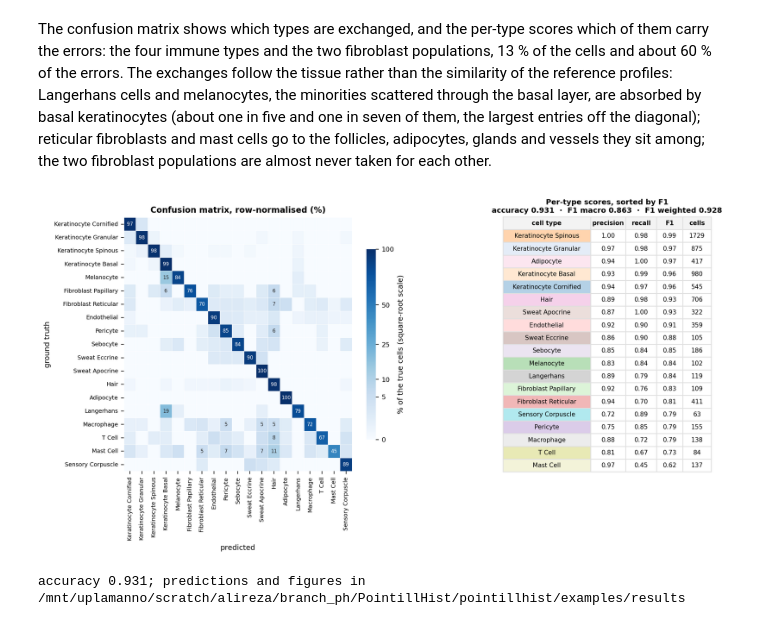
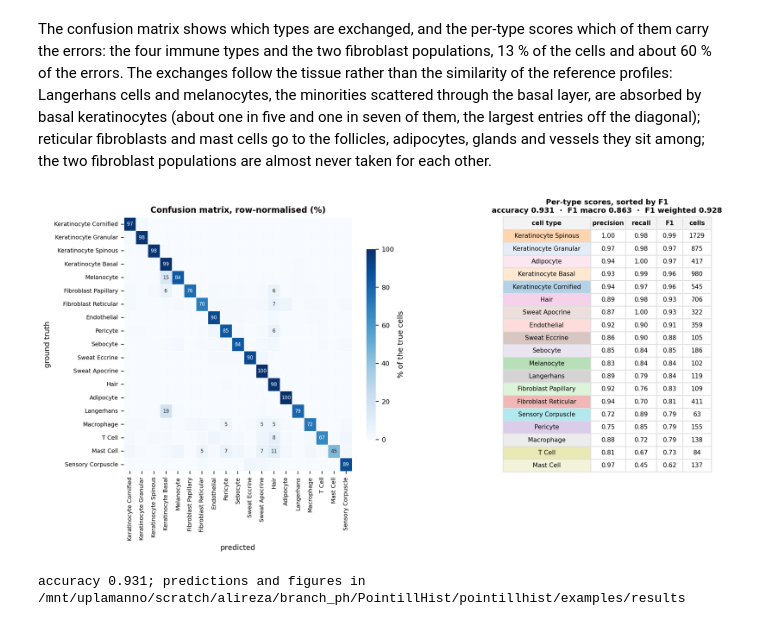
Before and after one commit to lamanno-epfl/PointillHist, a Jupyter notebook: examples/minimal.ipynb, the cells around one changed output. Saved outputs shown, nothing was run; the diff lists cells and outputs as text; code cells hidden in the pictures.

```diff
--- a/examples/minimal.ipynb
+++ b/examples/minimal.ipynb
@@ -286,37 +286,37 @@ per_type = (pd.DataFrame({"precision": p, "recall": r, "F1": f, "cells": support
 cm = confusion_matrix(truth, pred, labels=cell_types)
 cm_row = 100 * cm / cm.sum(axis=1, keepdims=True)          # row-normalised, in %
 
 fig, axes = plt.subplots(1, 2, figsize=(13, 5.6), gridspec_kw={"width_ratios": [1.3, 1], "wspace": 0.35})
-sns.heatmap(cm_row, ax=axes[0], cmap="Blues", norm=PowerNorm(0.5, vmin=0, vmax=100), xticklabels=labels,
+sns.heatmap(cm_row, ax=axes[0], cmap="Blues", vmin=0, vmax=100, xticklabels=labels,
             yticklabels=labels, linewidths=0.3, linecolor="white",
-            cbar_kws={"shrink": 0.75, "label": "% of the true cells (square-root scale)", "ticks": [0, 5, 10, 25, 50, 100]})
+            cbar_kws={"shrink": 0.75, "label": "% of the true cells", "ticks": [0, 20, 40, 60, 80, 100]})
 for i in range(len(cell_types)):                          # annotate the diagonal and every confusion of at least 5 %
     for j in range(len(cell_types)):
         if i == j or cm_row[i, j] >= 5:
             axes[0].text(j + 0.5, i + 0.5, f"{cm_row[i, j]:.0f}", ha="center", va="center", fontsize=6,
-                         color="white" if cm_row[i, j] > 40 else "#222222")
+                         color="white" if cm_row[i, j] > 60 else "#222222")
 axes[0].set(xlabel="predicted", ylabel="ground truth", title="Confusion matrix, row-normalised (%)")
 axes[0].tick_params(labelsize=7)
 
 # the per-type scores as a table next to the matrix, one row per type, sorted by F1
 ax = axes[1]
 ax.axis("off")
 rows = [[t.replace("_", " "), f"{row.precision:.2f}", f"{row.recall:.2f}", f"{row.F1:.2f}", f"{int(row.cells)}"]
         for t, row in per_type.iterrows()]
 table = ax.table(cellText=rows, colLabels=["cell type", "precision", "recall", "F1", "cells"], loc="center",
                  cellLoc="center", colWidths=[0.4, 0.16, 0.14, 0.12, 0.13])
 table.auto_set_font_size(False); table.set_fontsize(7.5); table.scale(1, 1.3)
 for (i, j), cell in table.get_celld().items():
     cell.set_edgecolor("#e0e0e0")
     if i == 0:
         cell.set_text_props(weight="semibold"); cell.set_facecolor("#f3f3f3")
     elif j == 0:
         cell.set_facecolor(palette[per_type.index[i - 1]] + "55")      # a tint of the type's colour
 ax.set_title(f"Per-type scores, sorted by F1\naccuracy {accuracy:.3f}  ·  F1 macro {summary['F1 (macro)']:.3f}  ·  "
              f"F1 weighted {summary['F1 (weighted)']:.3f}", fontsize=9)
 fig.savefig(f"{OUT}/fig5_confusion.png")
 # %% [output]
-[figure, old version]
+[figure, new version]
 # %%
 cells[["X", "Y", "cell_type", "predicted", "correct", "n_transcripts"]].to_csv(f"{OUT}/predictions.csv")
 print(f"accuracy {accuracy:.3f}; predictions and figures in {os.path.abspath(OUT)}")
```
Also changed, not shown: parts of 1 cell of this notebook.
